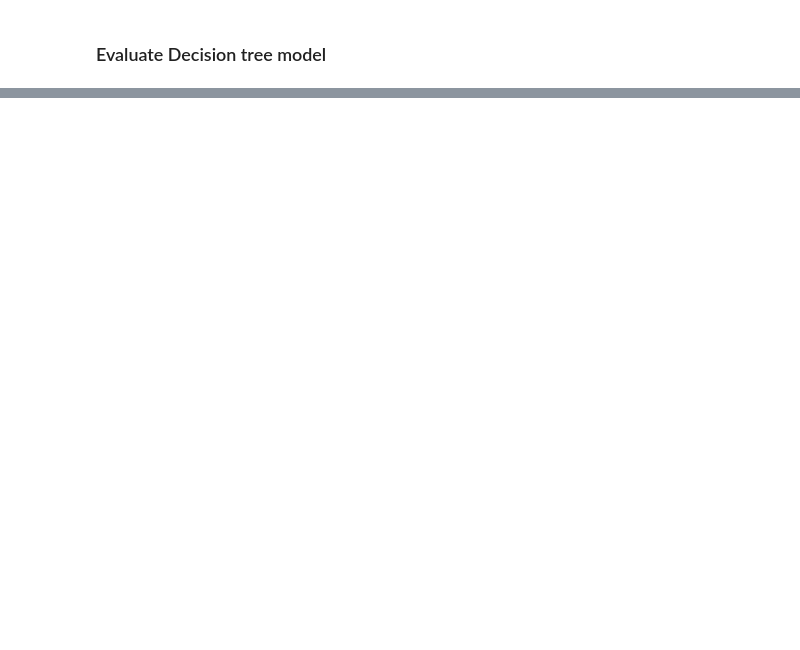
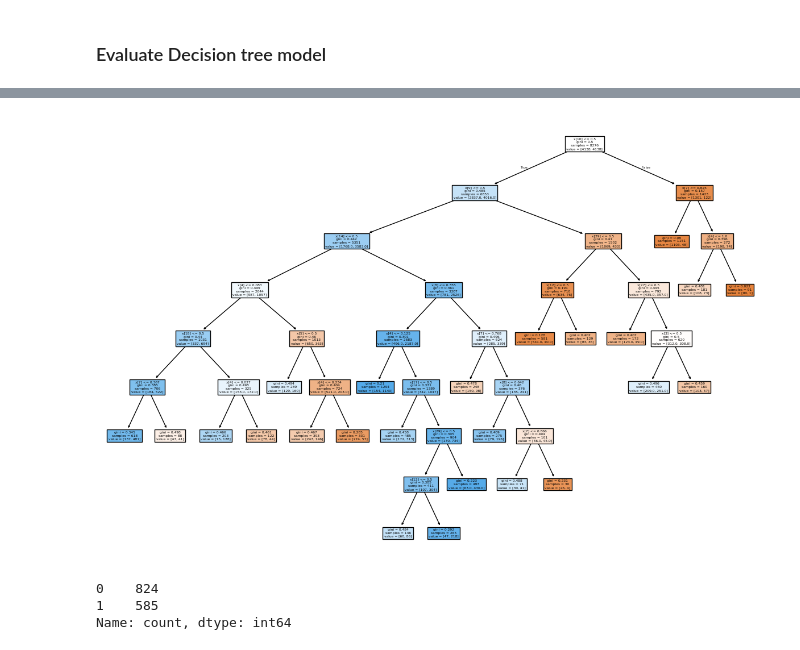
Before and after one commit to udan2006/Telco_Customer_churn, a Jupyter notebook: ML_CW.ipynb, the cells around one changed output, grey strips where cells are left out. Cells and saved outputs as stored; diff of their text form; code cells hidden in the pictures; blank space fills up the shorter version.

```diff
--- a/ML_CW.ipynb
+++ b/ML_CW.ipynb
@@ -412,0 +420,7 @@ grid.score(X_test, Y_test)*100
+# %%
+models = []
+
+for alpha in ccp_alphas:
+    pruned_tree = DecisionTreeClassifier(random_state=42, ccp_alpha=alpha)
+    pruned_tree.fit(X_train_res, Y_train_res)
+    models.append(pruned_tree)
@@ -421,0 +460,7 @@ plt.show()
+# %%
+from sklearn import tree
+plt.figure(figsize=(15,10))
+tree.plot_tree(best_pruning_tree,filled=True)
+plt.show()
+# %% [output]
+[figure, added]
@@ -421,0 +469,8 @@ plt.show()
+# %%
+y_pred_class = best_pruning_tree.predict(X_test)
+y_test_series = pd.Series(y_pred_class)
+print(y_test_series.value_counts())
+# %% [output]
+0    824
+1    585
+Name: count, dtype: int64
```
Also changed, not shown: parts of 26 cells of this notebook.
